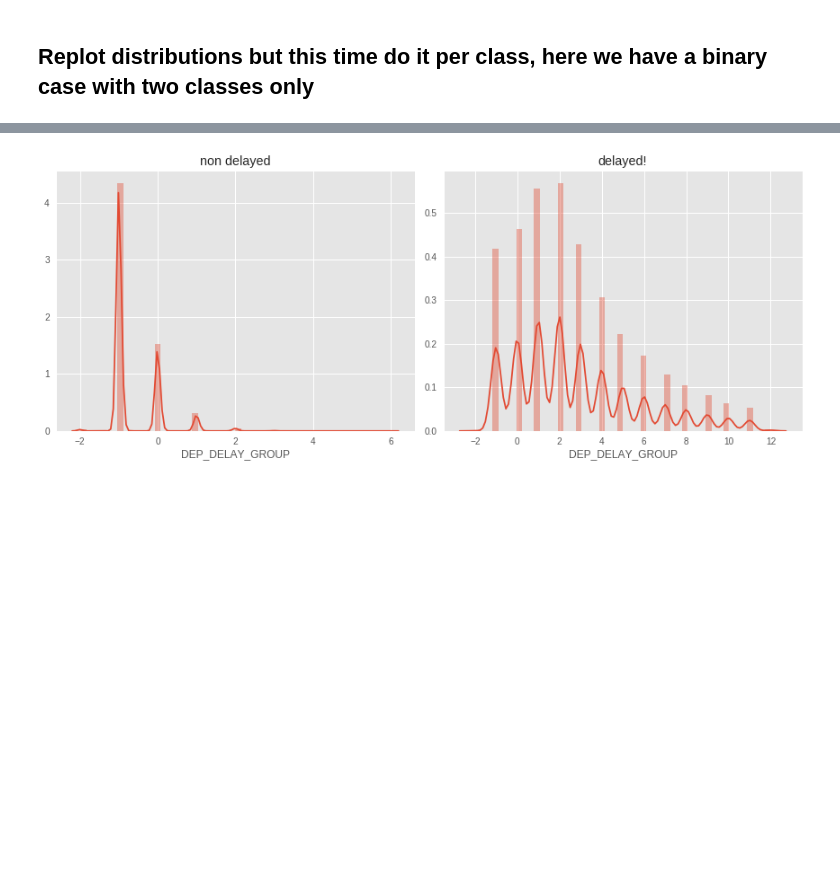
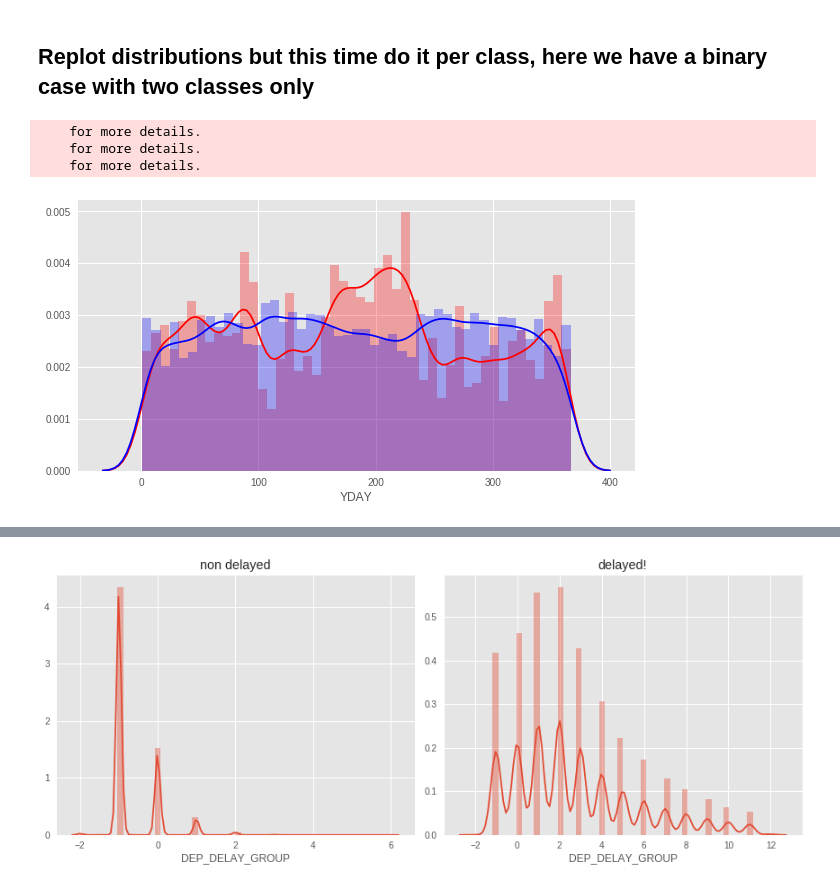
Before and after one commit to pligor/dme, a Jupyter notebook: george/04_feature_distributions_and_outliers.ipynb, the cells around one changed output, grey strips where cells are left out. Cells and saved outputs as stored; diff of their text form; code cells hidden in the pictures; blank space fills up the shorter version.

```diff
--- a/george/04_feature_distributions_and_outliers.ipynb
+++ b/george/04_feature_distributions_and_outliers.ipynb
@@ -401,6 +401,23 @@ Note that we have not dealt with flight number attribute in purpose since the fl
 However we are not 100% sure for the above statement. A high flight number might indicate that at this specific date we had too many flights, which could contain some information about our target, the arrival delay. Not sure how flight numbers are assigned
 # %% [markdown]
 ## Replot distributions but this time do it per class, here we have a binary case with two classes only
+# %%
+def plotBothDists(colname):
+    fig, ax = plt.subplots(figsize=(10,5))
+    #sns.despine(left=True)
+    #plt.hold(True)
+
+    ax.hold(True)
+    sns.distplot(Xtrain_noOutliers[ytrain_noOutliers][colname], kde=True,  #ax=ax,
+                 color = "r", hist_kws={"color": "r", "alpha": 0.3}, kde_kws={"color": "r", "alpha": 1.})
+    ax.hold(True)
+    sns.distplot(Xtrain_noOutliers[ytrain_noOutliers == False][colname],  kde=True, #ax=ax,
+                 hist_kws={"alpha": 0.3}, kde_kws={"color": "b", "alpha": 1.}, color = "b"
+                )
+
+
+    ax.hold(False)
+    plt.show()
 # %%
 def plotDistsPerClass(colname):
     fig, ax = plt.subplots(nrows=1, ncols=2, figsize=(12,5))
@@ -415,4 +432,11 @@ def plotDistsPerClass(colname):
     plt.show()
+# %%
+plotBothDists('YDAY')
+# %% [output]
+    for more details.
+    for more details.
+    for more details.
+[figure, added]
 # %%
 plotDistsPerClass('YDAY') # This is also a useful feature as some days of the year are not affected by delays
                           # while other days are doomed
```
Also changed, not shown: parts of 9 cells of this notebook, 5 other files.
